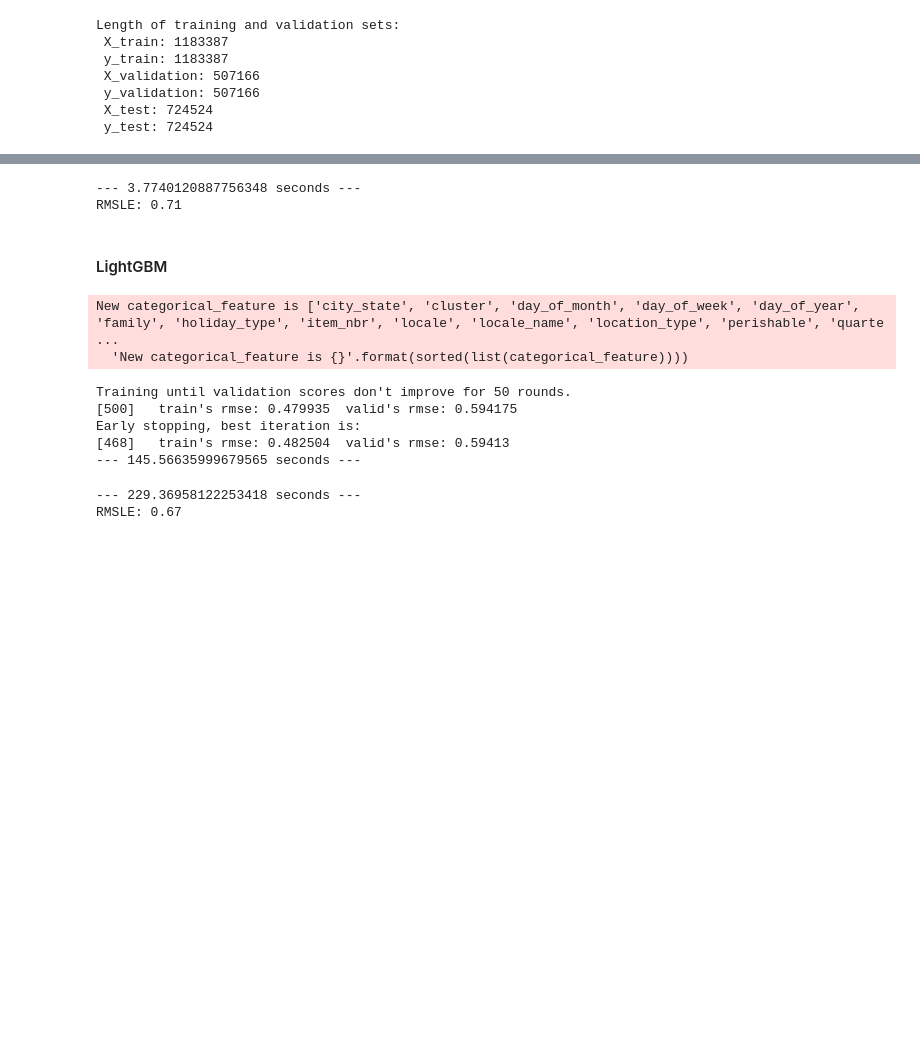
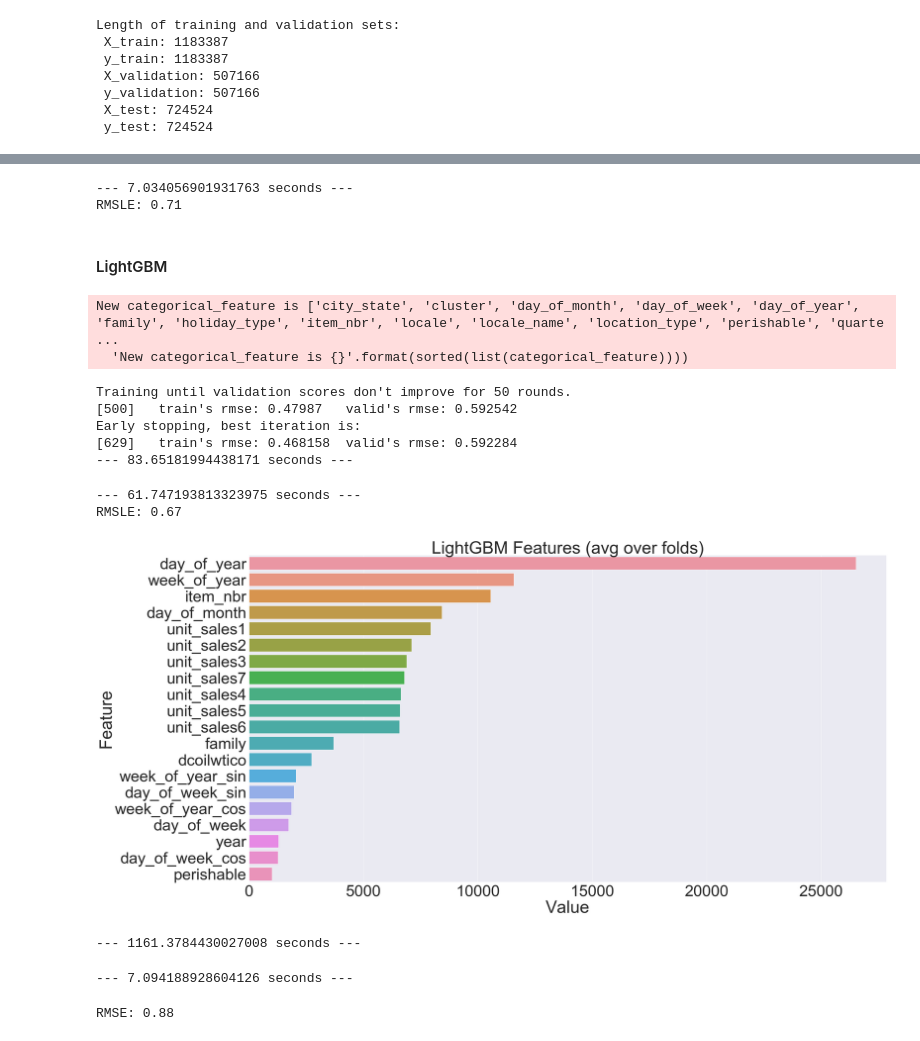
Before and after one commit to terryyylim/4240-grocery-sales-forecast, a Jupyter notebook: Tree-Based Boosting Models.ipynb, the cells around one changed output, grey strips where cells are left out. Cells and saved outputs as stored; diff of their text form; code cells hidden in the pictures; blank space fills up the shorter version.

```diff
--- a/Tree-Based Boosting Models.ipynb
+++ b/Tree-Based Boosting Models.ipynb
@@ -228,6 +227,20 @@ def catboost_lgbm_preprocess_data(train_dataset):
     train_df['week_of_year'] = train_df['date'].dt.week
     train_df['day_of_month'] = train_df['date'].dt.day
     train_df['quarter'] = train_df['date'].dt.quarter
+
+    # Get sin/cos features
+    week_of_year = train_df['date'].dt.weekofyear
+    week_of_year_sin = np.sin(2 * np.pi * week_of_year / 53)
+    week_of_year_cos = np.cos(2 * np.pi * week_of_year / 53)
+    train_df['week_of_year_sin'] = week_of_year_sin
+    train_df['week_of_year_cos'] = week_of_year_cos
+
+    daysinweek = 7
+    day_of_week = train_df['date'].dt.dayofweek
+    day_of_week_sin = np.sin(2 * np.pi * day_of_week / daysinweek)
+    day_of_week_cos = np.cos(2 * np.pi * day_of_week / daysinweek)
+    train_df['day_of_week_sin'] = day_of_week_sin
+    train_df['day_of_week_cos'] = day_of_week_cos
 
     # Get holiday features
     holidays_dataset['date'] = pd.to_datetime(holidays_dataset['date'])
@@ -524,7 +512,7 @@ preds = catboost_model.predict(X_test)
 print("--- %s seconds ---" % (time.time() - start_time))
 print("RMSLE: %.2f" % rmse(preds, y_test))
 # %% [output]
---- 3.7740120887756348 seconds ---
+--- 7.034056901931763 seconds ---
 RMSLE: 0.71
 # %% [markdown]
 #### LightGBM
@@ -563,15 +551,52 @@ print("--- %s seconds ---" % (time.time() - start_time))
 New categorical_feature is ['city_state', 'cluster', 'day_of_month', 'day_of_week', 'day_of_year', 'family', 'holiday_type', 'item_nbr', 'locale', 'locale_name', 'location_type', 'perishable', 'quarte ...
   'New categorical_feature is {}'.format(sorted(list(categorical_feature))))
 Training until validation scores don't improve for 50 rounds.
-[500]   train's rmse: 0.479935  valid's rmse: 0.594175
+[500]   train's rmse: 0.47987   valid's rmse: 0.592542
 Early stopping, best iteration is:
-[468]   train's rmse: 0.482504  valid's rmse: 0.59413
---- 145.56635999679565 seconds ---
+[629]   train's rmse: 0.468158  valid's rmse: 0.592284
+--- 83.65181994438171 seconds ---
 # %%
 start_time = time.time()
 preds = lgb_model.predict(X_test)
 print("--- %s seconds ---" % (time.time() - start_time))
 print("RMSLE: %.2f" % rmse(preds, y_test))
 # %% [output]
---- 229.36958122253418 seconds ---
+--- 61.747193813323975 seconds ---
 RMSLE: 0.67
+# %%
+import matplotlib.pyplot as plt
+import seaborn as sns
+
+def plot_feature_importance(model, X, num=20):
+    feature_imp = pd.DataFrame({'Value':model.feature_importance(),'Feature':X.columns})
+    plt.figure(figsize=(40, 20))
+    sns.set(font_scale = 5)
+    sns.barplot(x="Value", y="Feature", data=feature_imp.sort_values(by="Value",
+                                                        ascending=False)[0:num])
+    plt.title('LightGBM Features (avg over folds)')
+    plt.tight_layout()
+    plt.savefig('lgbm_importances-01.png')
+    plt.show()
+# %%
+plot_feature_importance(lgb_model, X_test)
+# %% [output]
+[figure, added]
+# %%
+from sklearn.ensemble import RandomForestRegressor
+
+clf = RandomForestRegressor(n_estimators=200, max_depth=10, random_state=0)
+start_time = time.time()
+clf.fit(X_train, y_train)
+print("--- %s seconds ---" % (time.time() - start_time))
+# %% [output]
+--- 1161.3784430027008 seconds ---
+# %%
+start_time = time.time()
+preds = clf.predict(X_test)
+print("--- %s seconds ---" % (time.time() - start_time))
+# %% [output]
+--- 7.094188928604126 seconds ---
+# %%
+print("RMSE: %.2f" % rmse(preds, y_test))
+# %% [output]
+RMSE: 0.88
```
Also changed, not shown: parts of 6 cells of this notebook.
